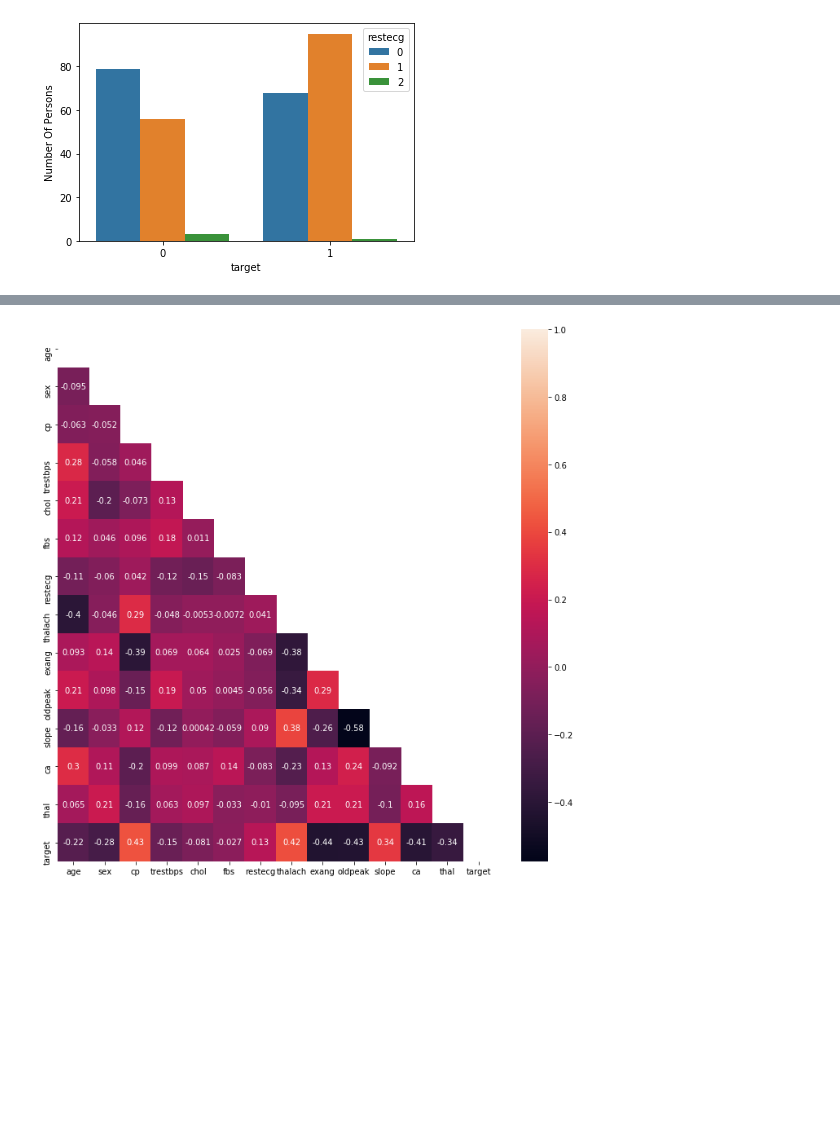
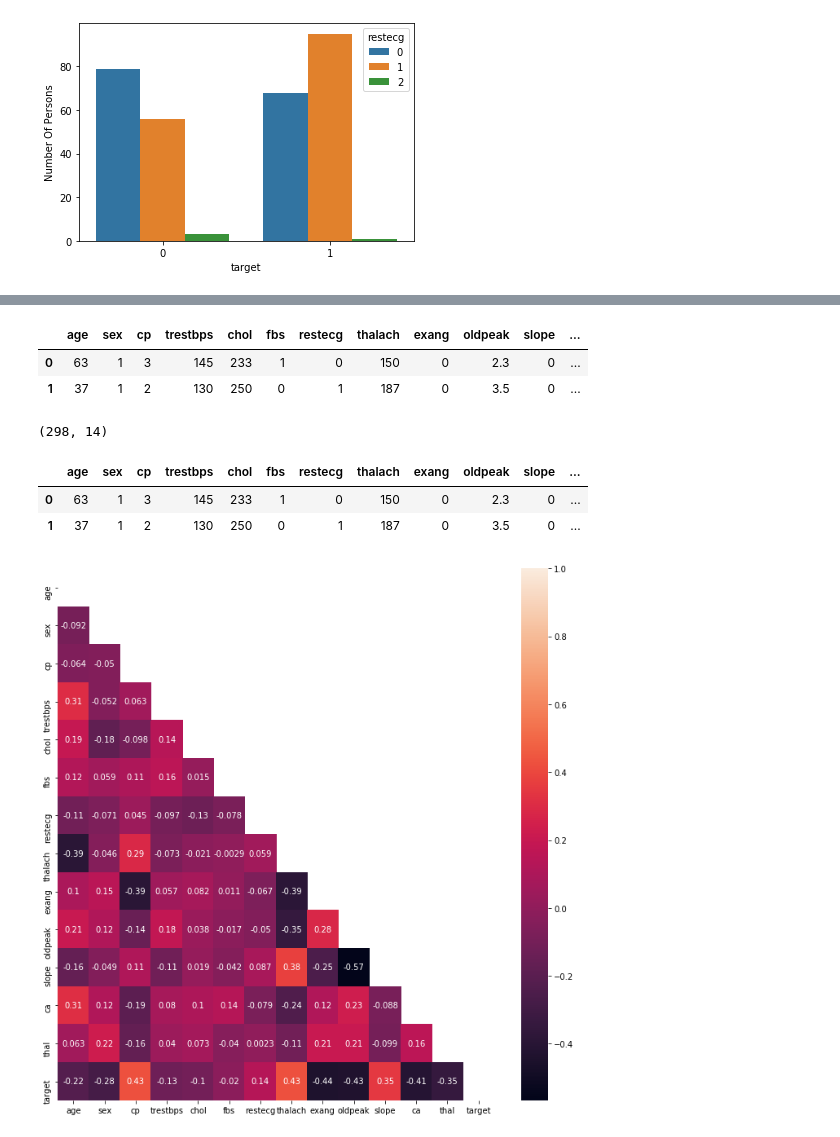
Before and after one commit to abhiraturi/HEART_DISEASE, a Jupyter notebook: Heart_Disease.ipynb, the cells around one changed output, grey strips where cells are left out. Cells and saved outputs as stored; diff of their text form; code cells hidden in the pictures; blank space fills up the shorter version.

Commit message:
Added boxpot for outlier analysis and dropped the outliers from the data set

```diff
--- a/Heart_Disease.ipynb
+++ b/Heart_Disease.ipynb
@@ -227,8 +252,33 @@ Text(0, 0.5, 'Number Of Persons')
+# %%
+#Creating a copy of the existing dataframe
+new_df=df
+# %%
+new_df.head(2)
+# %% [output]
+|  | age | sex | cp | trestbps | chol | fbs | restecg | thalach | exang | oldpeak | slope | ... |
+| 0 | 63 | 1 | 3 | 145 | 233 | 1 | 0 | 150 | 0 | 2.3 | 0 | ... |
+| 1 | 37 | 1 | 2 | 130 | 250 | 0 | 1 | 187 | 0 | 3.5 | 0 | ... |
+# %%
+# Dropping the outliers for the below features
+new_df=new_df[new_df.trestbps < 190]
+new_df=new_df[new_df.chol < 450]
+new_df=new_df[new_df.thalach > 80]
+# %%
+#Dataframe shape after dropping few of the outliers
+new_df.shape
+# %% [output]
+(298, 14)
+# %%
+new_df.head(2)
+# %% [output]
+|  | age | sex | cp | trestbps | chol | fbs | restecg | thalach | exang | oldpeak | slope | ... |
+| 0 | 63 | 1 | 3 | 145 | 233 | 1 | 0 | 150 | 0 | 2.3 | 0 | ... |
+| 1 | 37 | 1 | 2 | 130 | 250 | 0 | 1 | 187 | 0 | 3.5 | 0 | ... |
 # %%
-corr=df.corr()
+corr=new_df.corr()
 plt.figure(figsize=(12,12))
 matrix = np.triu(corr)
 corr_heatmap = sns.heatmap(corr,annot=True,mask=matrix)
 plt.show()
 # %% [output]
-[figure, old version]
+[figure, new version]
```
Also changed, not shown: parts of 4 cells of this notebook.
